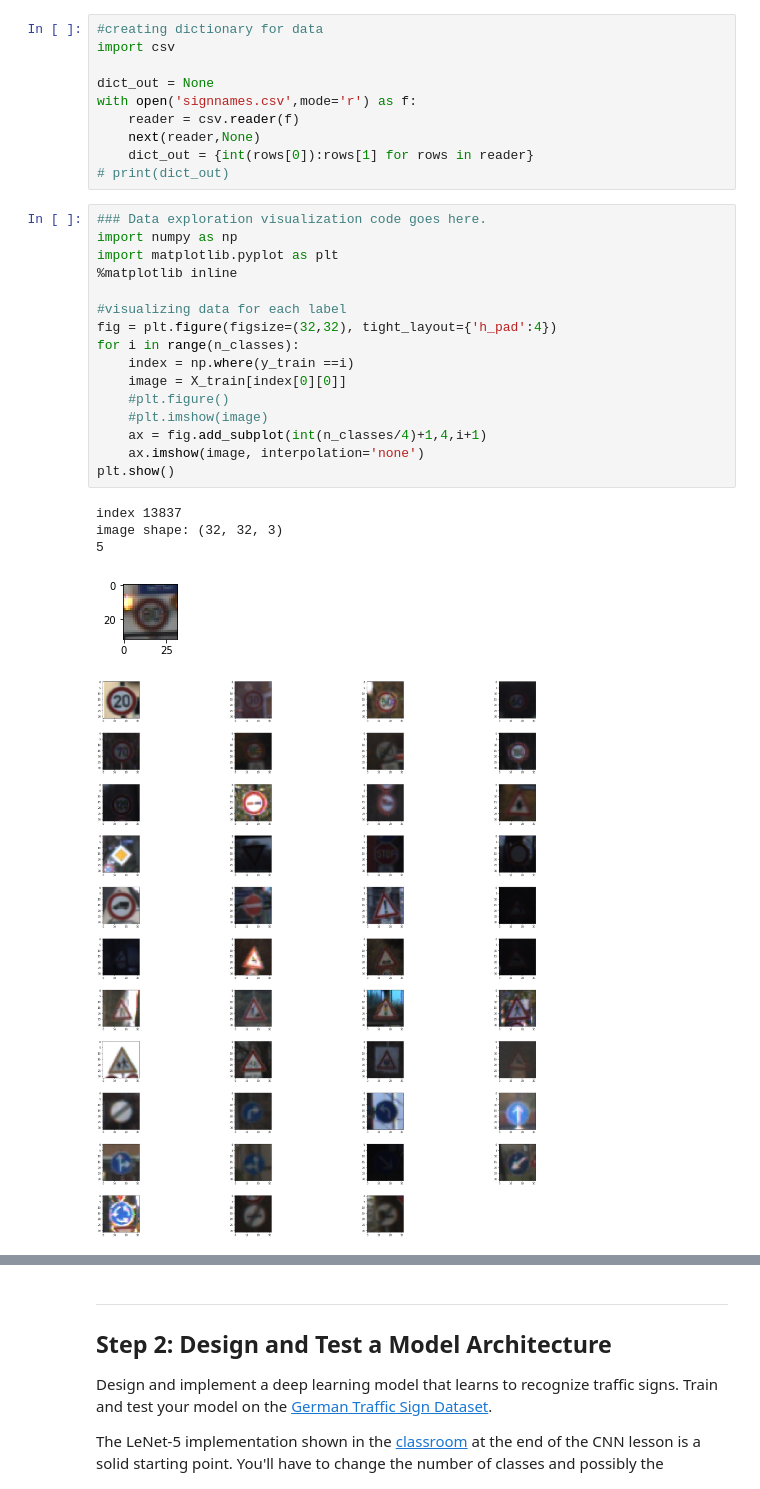
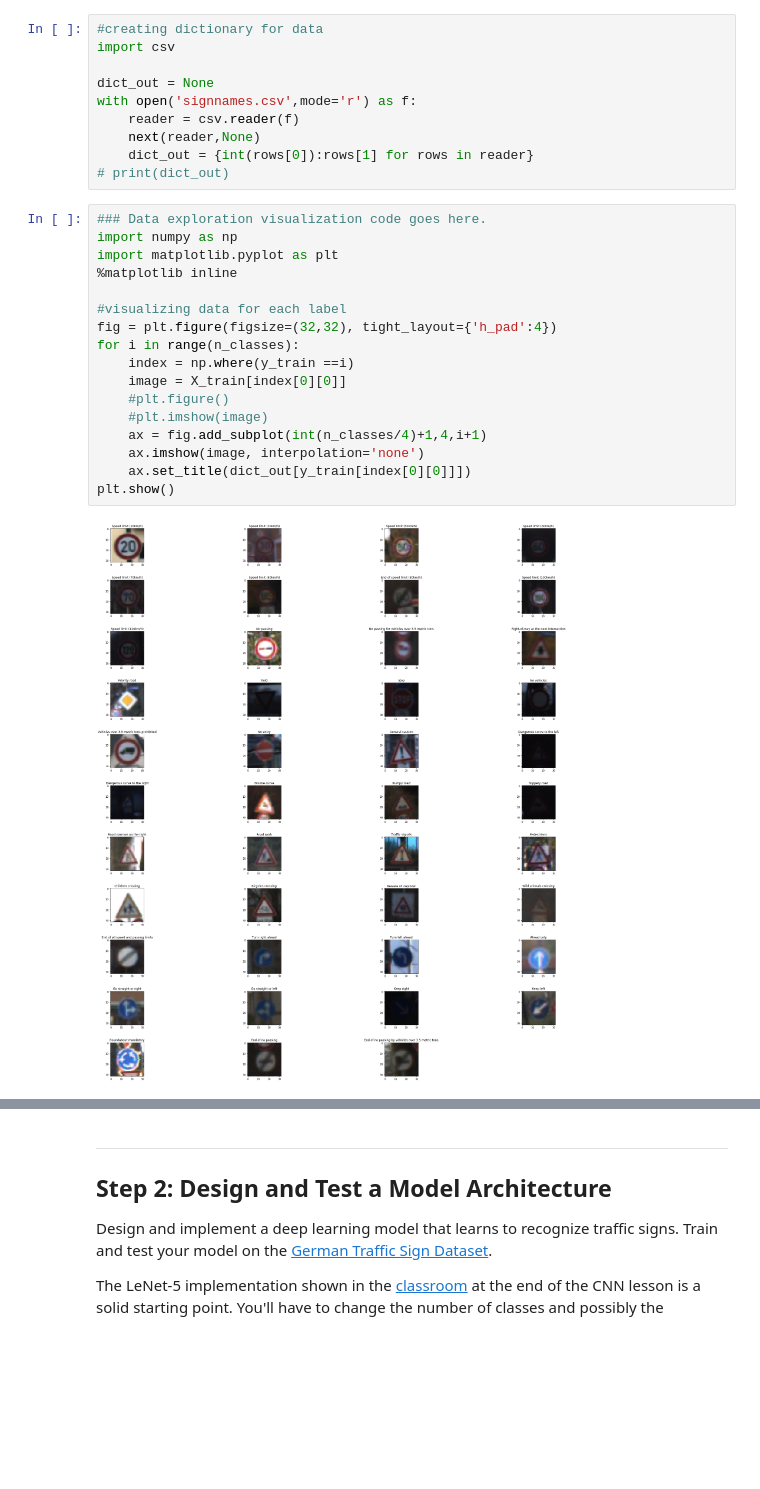
Before and after one commit to agarwa65/Traffic_Sign_Classifier, a Jupyter notebook: Traffic_Sign_Classifier.ipynb, the cells around one changed output, grey strips where cells are left out. Drawn from its saved outputs; the diff is of its cells as text; blank space fills up the shorter version.

```diff
--- a/Traffic_Sign_Classifier.ipynb
+++ b/Traffic_Sign_Classifier.ipynb
@@ -115,22 +118,19 @@ with open('signnames.csv',mode='r') as f:
 # %%
 ### Data exploration visualization code goes here.
 import numpy as np
 import matplotlib.pyplot as plt
 %matplotlib inline
 
 #visualizing data for each label
 fig = plt.figure(figsize=(32,32), tight_layout={'h_pad':4})
 for i in range(n_classes):
     index = np.where(y_train ==i)
     image = X_train[index[0][0]]
     #plt.figure()
     #plt.imshow(image)
     ax = fig.add_subplot(int(n_classes/4)+1,4,i+1)
     ax.imshow(image, interpolation='none')
+    ax.set_title(dict_out[y_train[index[0][0]]])
 plt.show()
 # %% [output]
-index 13837
-image shape: (32, 32, 3)
-5
-[figure, old version]
+[figure, new version]
-[figure, removed]
```
Also changed, not shown: parts of 29 cells of this notebook, 24 other files.
